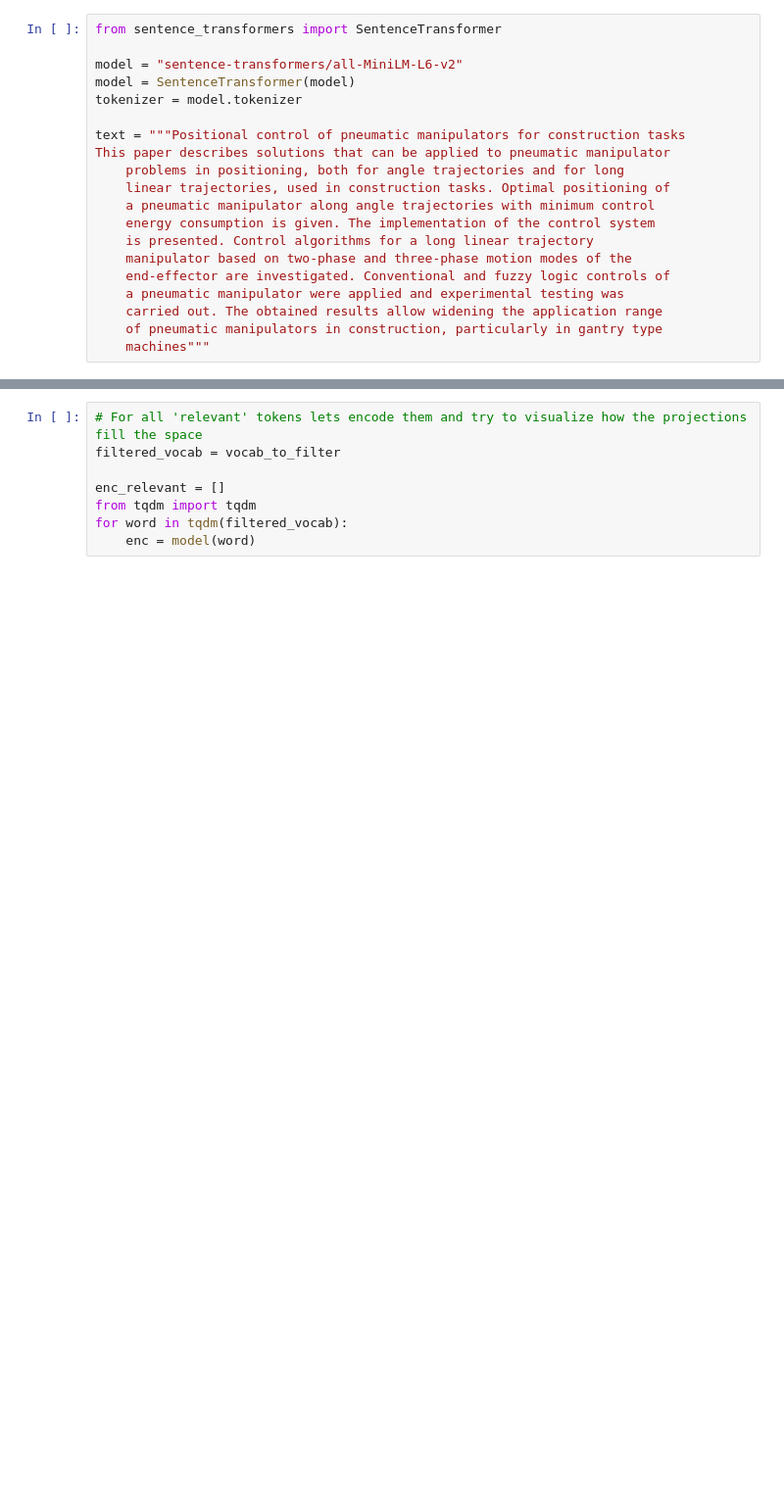
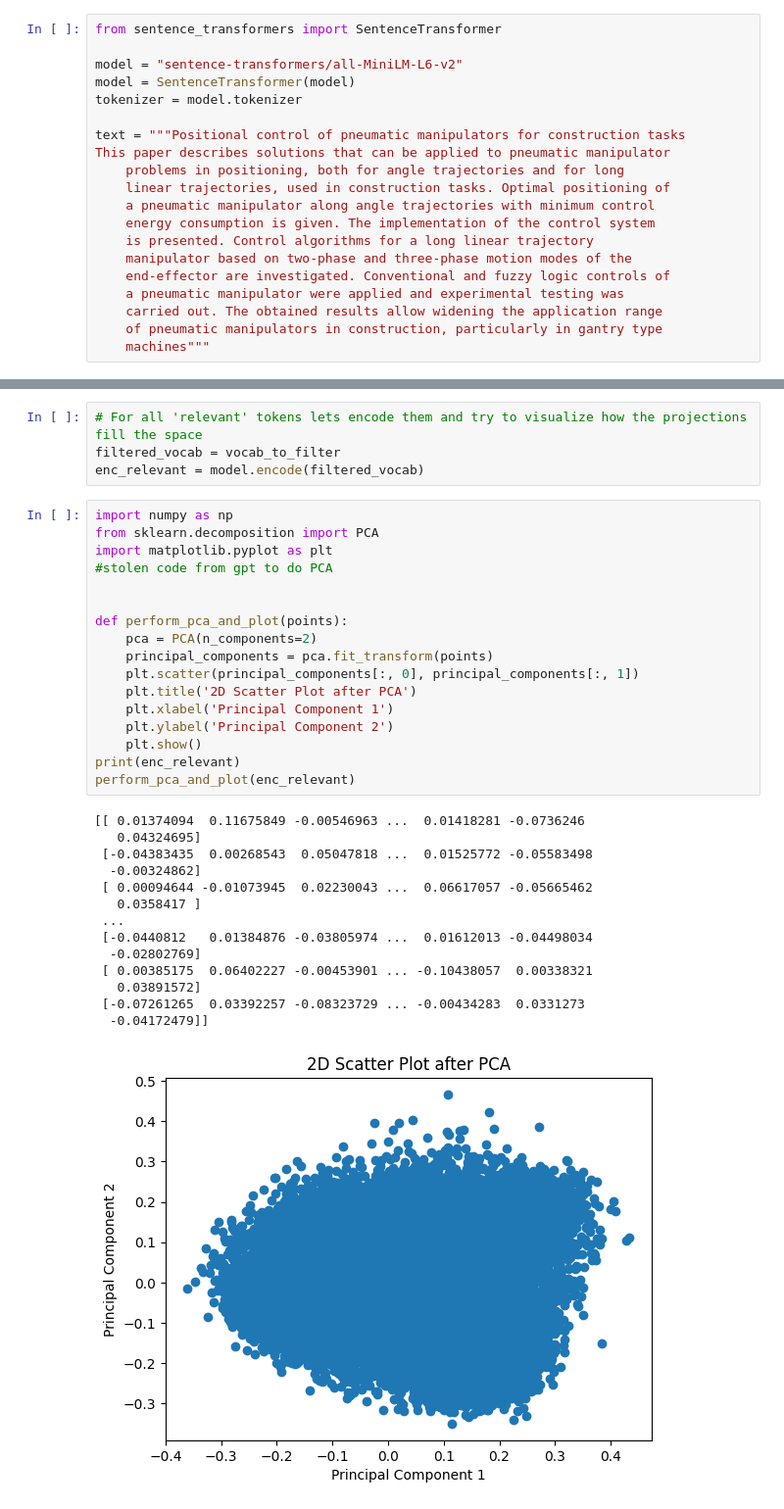
Before and after one commit to dmkwis/TML-decoder, a Jupyter notebook: tml_decoder/research/tokenizer_playaround.ipynb, the cells around one changed output, grey strips where cells are left out. Shown: that part at 98% size. Saved outputs shown, nothing was run; the diff lists cells and outputs as text; blank space fills up the shorter version.

```diff
--- a/tml_decoder/research/tokenizer_playaround.ipynb
+++ b/tml_decoder/research/tokenizer_playaround.ipynb
@@ -88,8 +88,36 @@ vocab_to_filter
 # %%
 # For all 'relevant' tokens lets encode them and try to visualize how the projections fill the space
 filtered_vocab = vocab_to_filter
-
-enc_relevant = []
-from tqdm import tqdm
-for word in tqdm(filtered_vocab):
-    enc = model(word)
+enc_relevant = model.encode(filtered_vocab)
+# %%
+import numpy as np
+from sklearn.decomposition import PCA
+import matplotlib.pyplot as plt
+#stolen code from gpt to do PCA
+
+
+def perform_pca_and_plot(points):
+    pca = PCA(n_components=2)
+    principal_components = pca.fit_transform(points)
+    plt.scatter(principal_components[:, 0], principal_components[:, 1])
+    plt.title('2D Scatter Plot after PCA')
+    plt.xlabel('Principal Component 1')
+    plt.ylabel('Principal Component 2')
+    plt.show()
+print(enc_relevant)
+perform_pca_and_plot(enc_relevant)
+# %% [output]
+[[ 0.01374094  0.11675849 -0.00546963 ...  0.01418281 -0.0736246
+   0.04324695]
+ [-0.04383435  0.00268543  0.05047818 ...  0.01525772 -0.05583498
+  -0.00324862]
+ [ 0.00094644 -0.01073945  0.02230043 ...  0.06617057 -0.05665462
+   0.0358417 ]
+ ...
+ [-0.0440812   0.01384876 -0.03805974 ...  0.01612013 -0.04498034
+  -0.02802769]
+ [ 0.00385175  0.06402227 -0.00453901 ... -0.10438057  0.00338321
+   0.03891572]
+ [-0.07261265  0.03392257 -0.08323729 ... -0.00434283  0.0331273
+  -0.04172479]]
+[figure, added]
```
Also changed, not shown: parts of 4 cells of this notebook.
